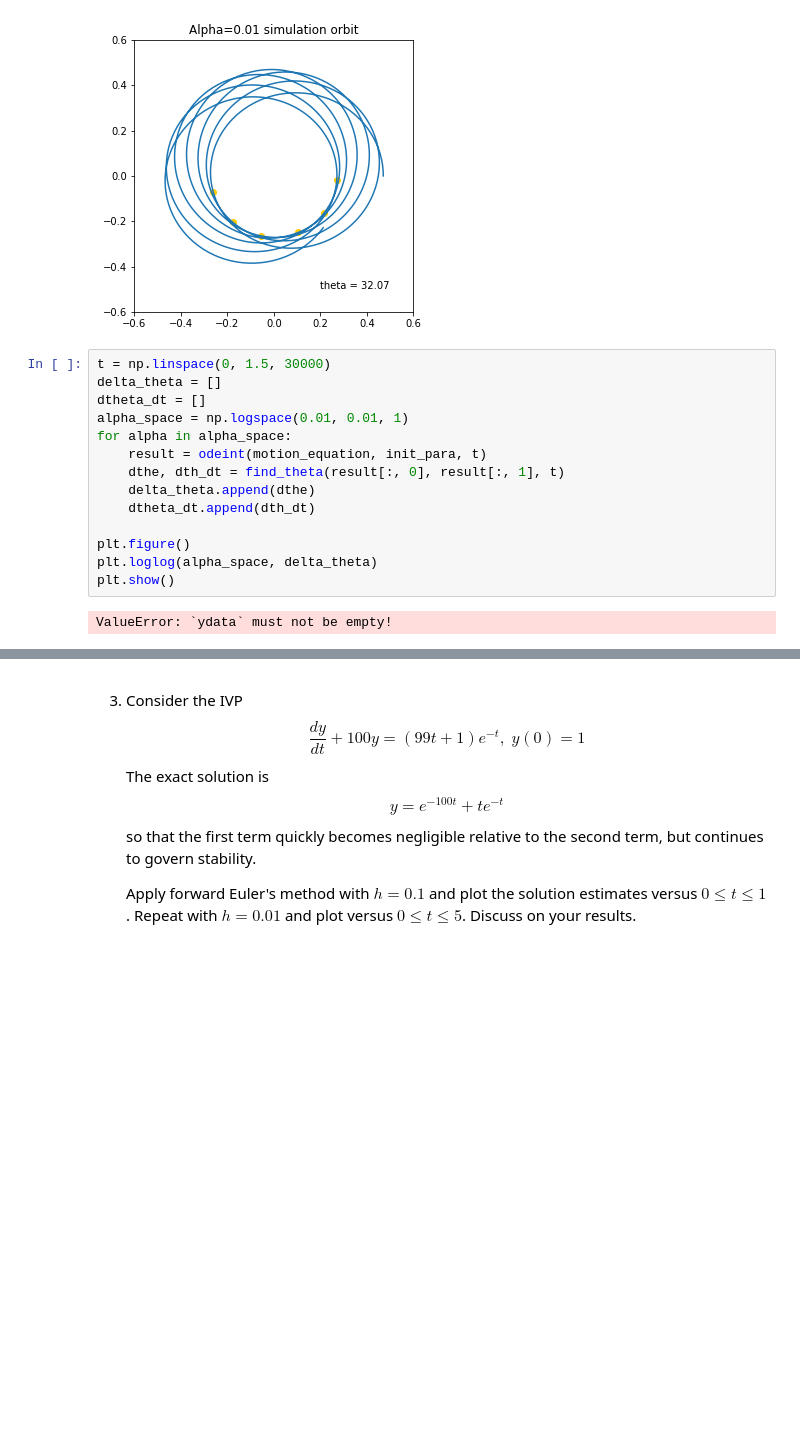
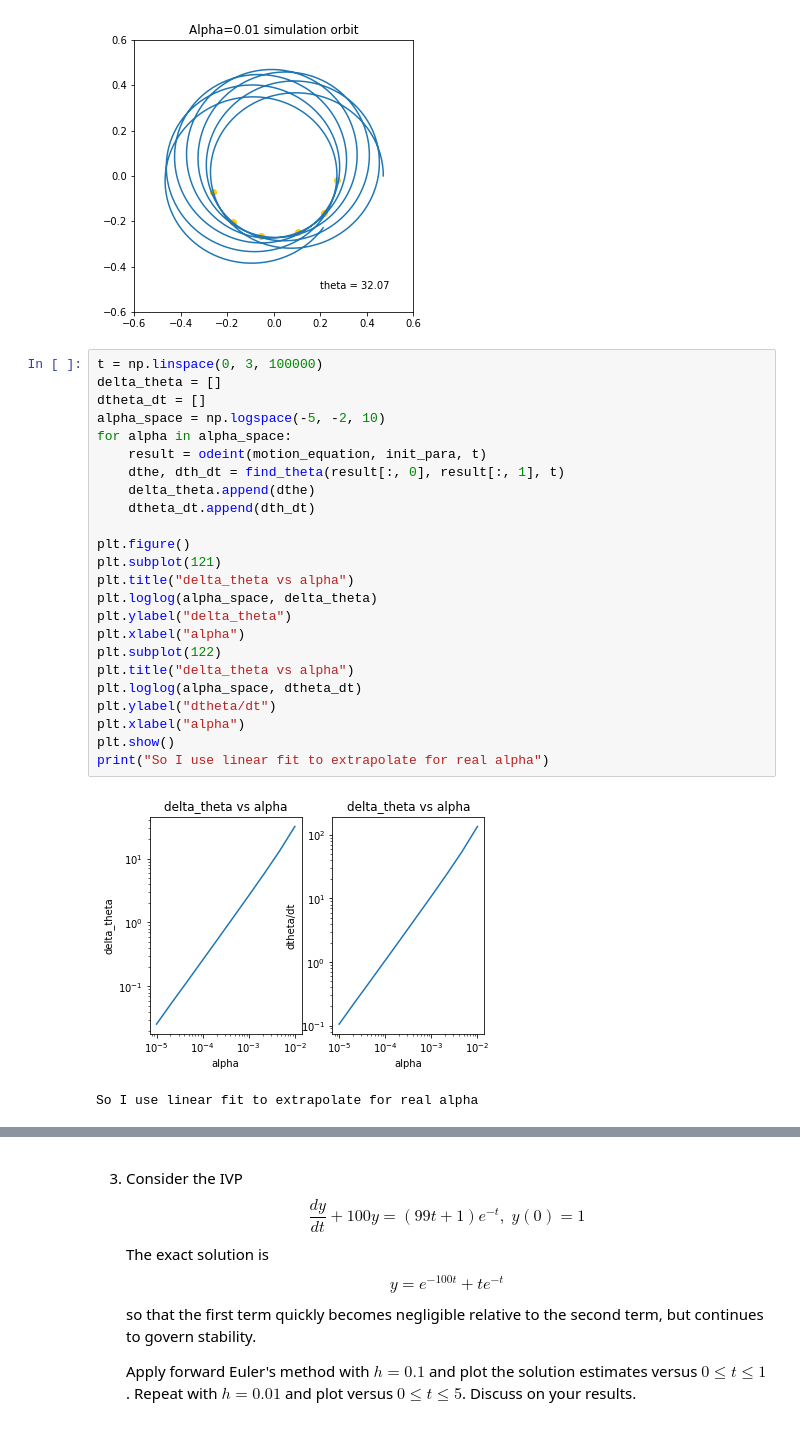
Before and after one commit to Little-old-brother-team/GroupWork, a Jupyter notebook: Week14/第三组-陈丹扬-黄靖涵-张晰.ipynb, the cells around one changed output, grey strips where cells are left out. Cells and saved outputs as stored; diff of their text form; blank space fills up the shorter version.

```diff
--- a/Week14/第三组-陈丹扬-黄靖涵-张晰.ipynb
+++ b/Week14/第三组-陈丹扬-黄靖涵-张晰.ipynb
@@ -144,18 +144,29 @@ plt.show()
 # %% [output]
 [figure]
 # %%
-t = np.linspace(0, 1.5, 30000)
+t = np.linspace(0, 3, 100000)
 delta_theta = []
 dtheta_dt = []
-alpha_space = np.logspace(0.01, 0.01, 1)
+alpha_space = np.logspace(-5, -2, 10)
 for alpha in alpha_space:
     result = odeint(motion_equation, init_para, t)
     dthe, dth_dt = find_theta(result[:, 0], result[:, 1], t)
     delta_theta.append(dthe)
     dtheta_dt.append(dth_dt)
 
 plt.figure()
+plt.subplot(121)
+plt.title("delta_theta vs alpha")
 plt.loglog(alpha_space, delta_theta)
+plt.ylabel("delta_theta")
+plt.xlabel("alpha")
+plt.subplot(122)
+plt.title("delta_theta vs alpha")
+plt.loglog(alpha_space, dtheta_dt)
+plt.ylabel("dtheta/dt")
+plt.xlabel("alpha")
 plt.show()
+print("So I use linear fit to extrapolate for real alpha")
 # %% [output]
+[figure, added]
-ValueError: `ydata` must not be empty!
+So I use linear fit to extrapolate for real alpha
```
Also changed, not shown: parts of 2 cells of this notebook.
